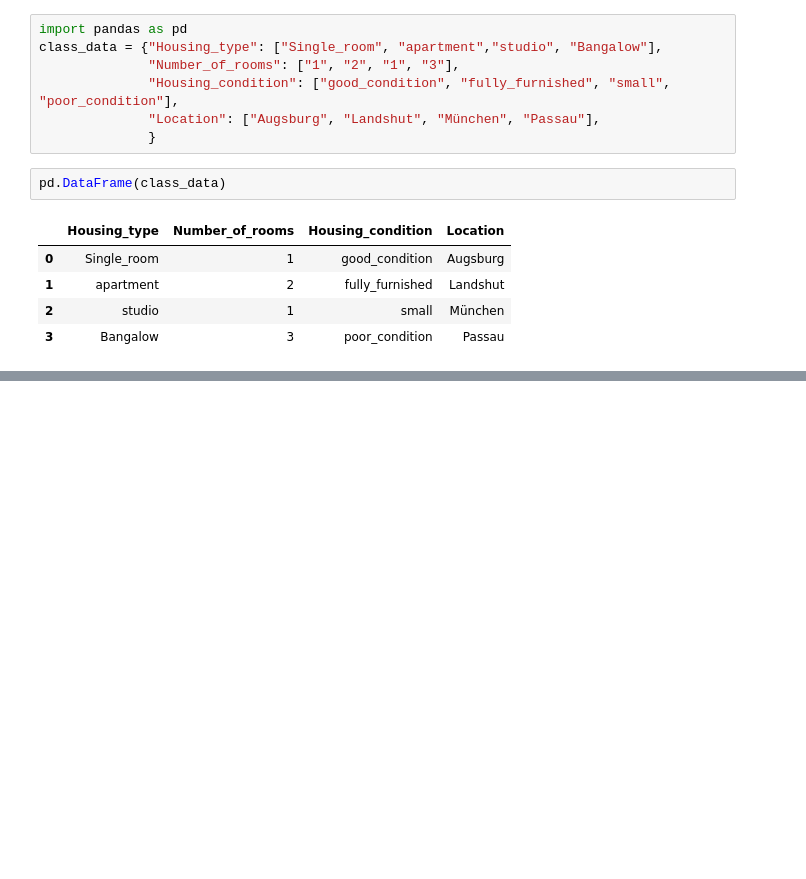
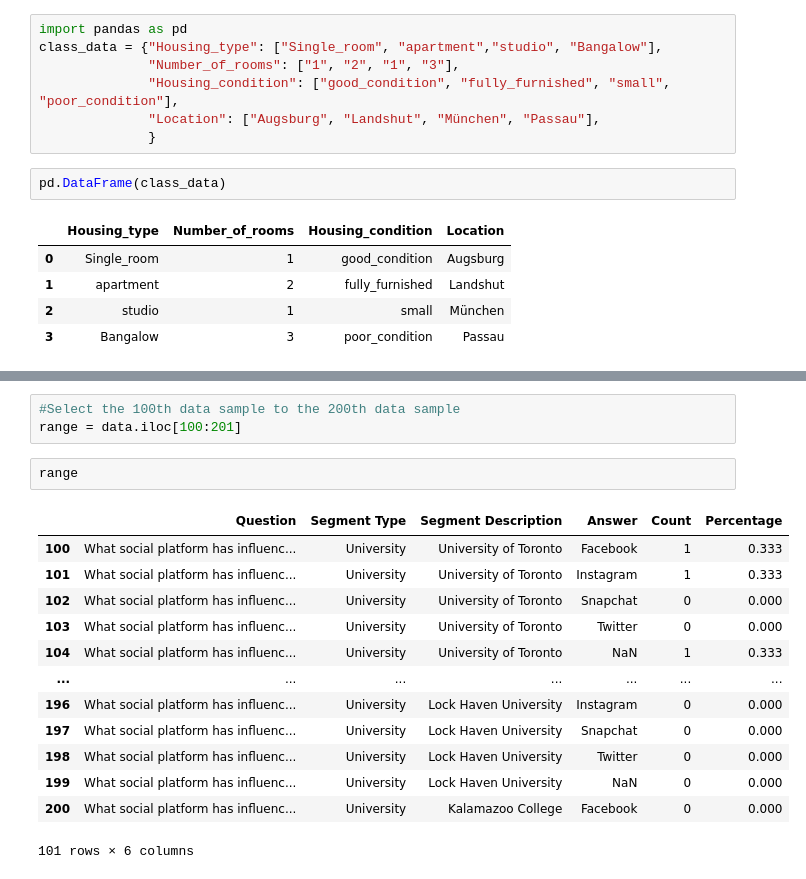
Before and after one commit to Emmanuella-bit/Test-repository, a Jupyter notebook: Homeworks.ipynb, the cells around one changed output, grey strips where cells are left out. Drawn from its saved outputs; the diff is of its cells as text; blank space fills up the shorter version.

```diff
--- a/Homeworks.ipynb
+++ b/Homeworks.ipynb
@@ -314,0 +407,19 @@ pd.DataFrame(class_data)
+# %%
+#Select the 100th data sample to the 200th data sample
+range = data.iloc[100:201]
+# %%
+range
+# %% [output]
+|  | Question | Segment Type | Segment Description | Answer | Count | Percentage |
+| 100 | What social platform has influenc... | University | University of Toronto | Facebook | 1 | 0.333 |
+| 101 | What social platform has influenc... | University | University of Toronto | Instagram | 1 | 0.333 |
+| 102 | What social platform has influenc... | University | University of Toronto | Snapchat | 0 | 0.000 |
+| 103 | What social platform has influenc... | University | University of Toronto | Twitter | 0 | 0.000 |
+| 104 | What social platform has influenc... | University | University of Toronto | NaN | 1 | 0.333 |
+| ... | ... | ... | ... | ... | ... | ... |
+| 196 | What social platform has influenc... | University | Lock Haven University | Instagram | 0 | 0.000 |
+| 197 | What social platform has influenc... | University | Lock Haven University | Snapchat | 0 | 0.000 |
+| 198 | What social platform has influenc... | University | Lock Haven University | Twitter | 0 | 0.000 |
+| 199 | What social platform has influenc... | University | Lock Haven University | NaN | 0 | 0.000 |
+| 200 | What social platform has influenc... | University | Kalamazoo College | Facebook | 0 | 0.000 |
+101 rows × 6 columns
```
Also changed, not shown: parts of 10 cells of this notebook, 3 other files.
